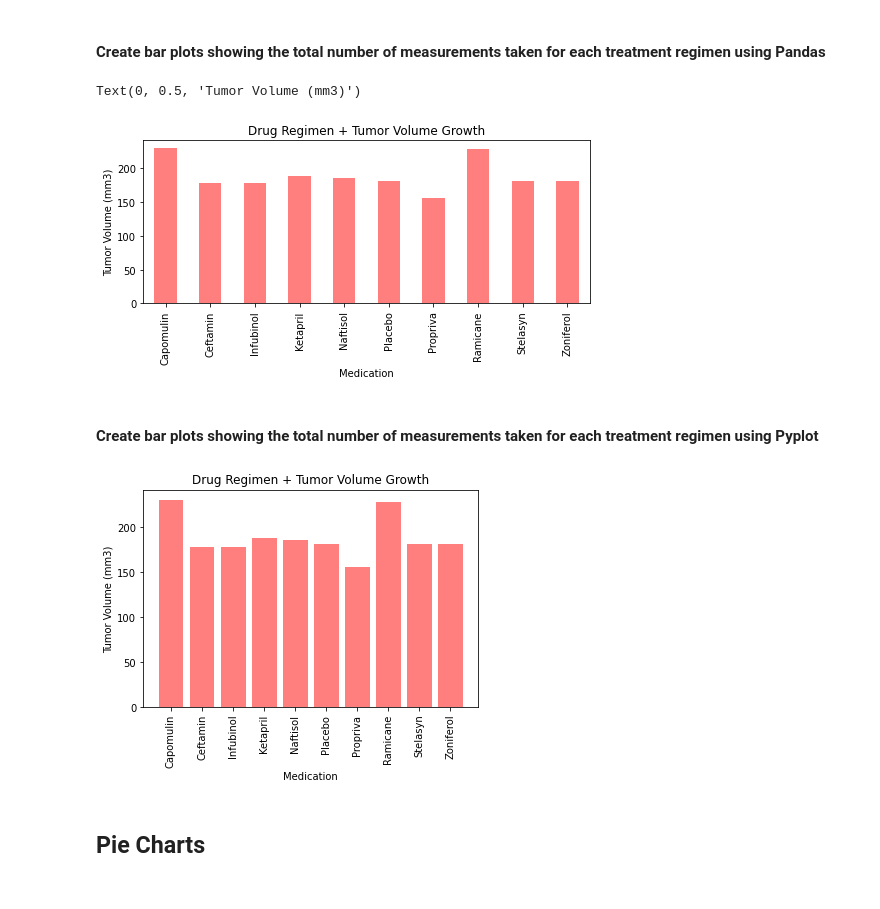
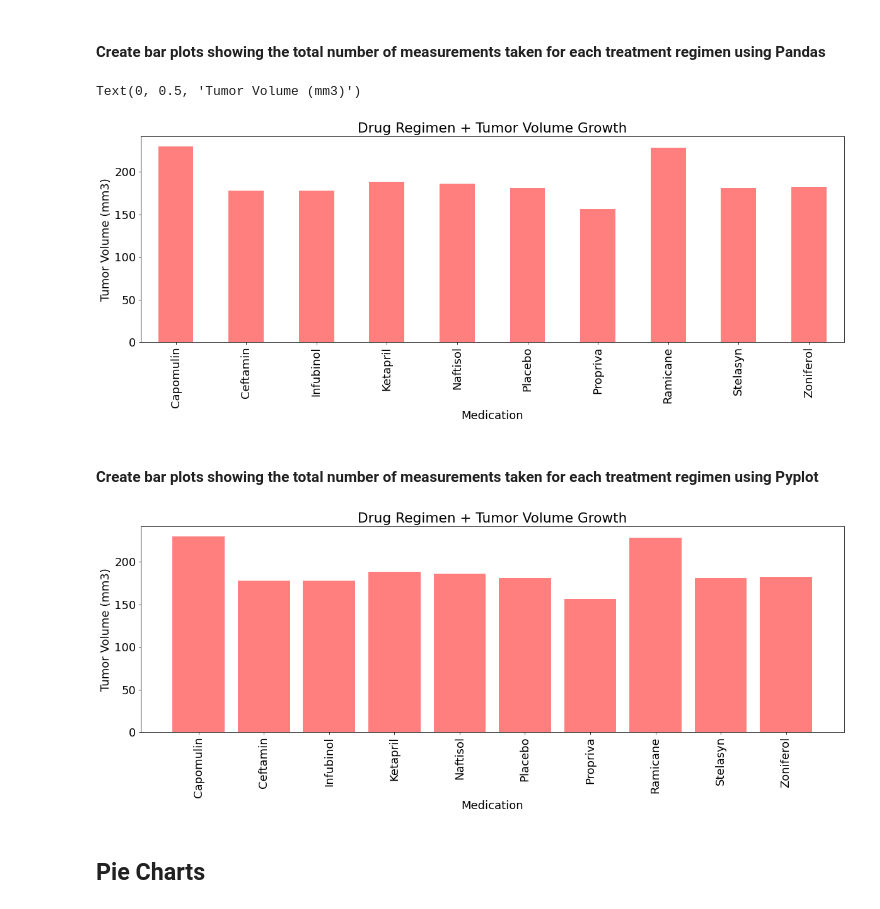
Before and after one commit to alisonsadel/matplotlib-challenge, a Jupyter notebook: pymaceuticals_alison_sadel.ipynb, the cells around one changed output. Cells and saved outputs as stored; diff of their text form; code cells hidden in the pictures.

```diff
--- a/pymaceuticals_alison_sadel.ipynb
+++ b/pymaceuticals_alison_sadel.ipynb
@@ -107,23 +110,27 @@ summary_stats.head()
 | Naftisol | 54.331565 | 52.509285 | 66.173479 | 8.134708 | 0.596466 |
 # %% [markdown]
 ## Bar Charts
+# %%
+# Set global sizing parameters
+mpl.rcParams["font.size"] = 18
+rcParams['figure.figsize'] = (20, 6)
 # %% [markdown]
 #### Create bar plots showing the total number of measurements taken for each treatment regimen using Pandas
 # %%
 # Method 1: Plot using Pandas
 # Generate a bar plot showing the total number of measurements taken on each drug regimen using pandas.
 
 total_measurements = df.groupby("Drug Regimen").count()["Mouse ID"]
 
-total_measurements.plot(kind="bar", color = 'r', alpha=0.5, figsize=(8,3))
+total_measurements.plot(kind="bar", color = 'r', alpha=0.5)
 
 # Give our chart some labels and a tile
 plt.title("Drug Regimen + Tumor Volume Growth")
 plt.xlabel("Medication")
 plt.ylabel("Tumor Volume (mm3)")
 # %% [output]
 Text(0, 0.5, 'Tumor Volume (mm3)')
-[figure, old version]
+[figure, new version]
 # %% [markdown]
 #### Create bar plots showing the total number of measurements taken for each treatment regimen using Pyplot
 # %%
@@ -139,7 +146,7 @@ plt.ylabel("Tumor Volume (mm3)")
 plt.xticks(rotation=90)
 plt.show()
 # %% [output]
-[figure, old version]
+[figure, new version]
 # %% [markdown]
 ## Pie Charts
 # %%
```
Also changed, not shown: parts of 10 cells of this notebook.
